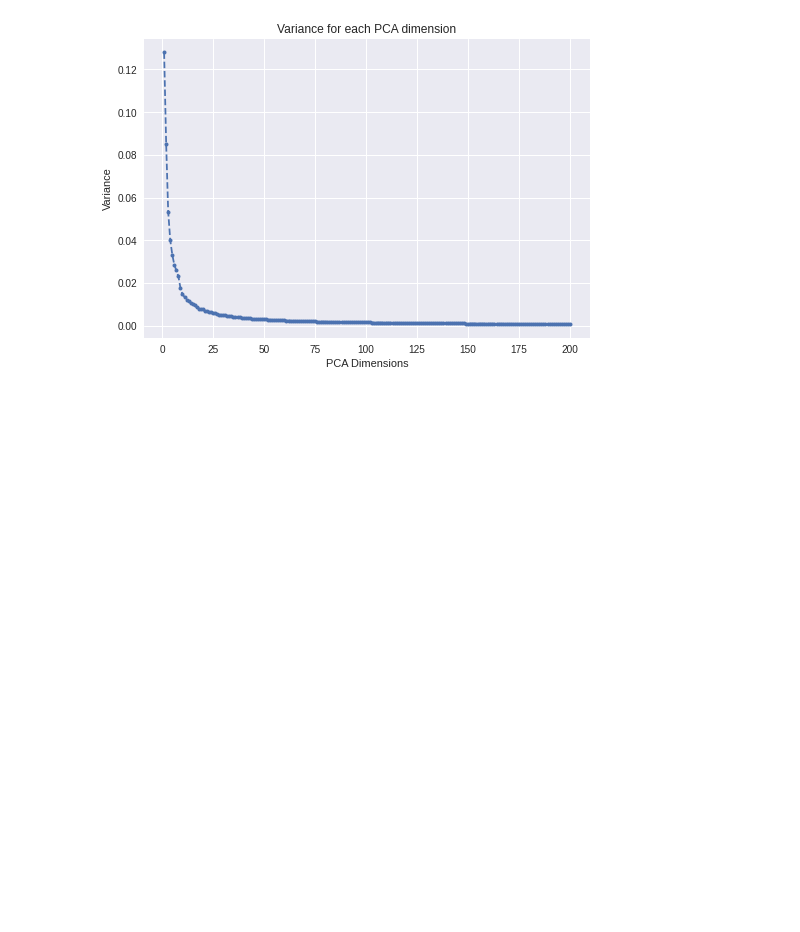
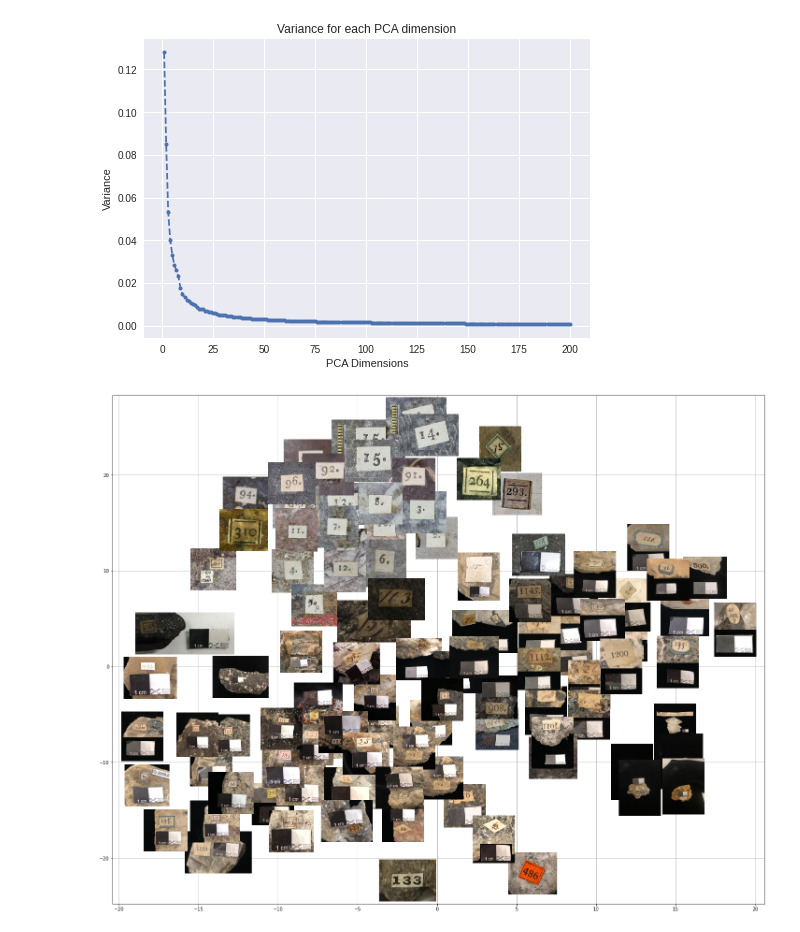
Before and after one commit to eth-library-lab/open-image-search, a Jupyter notebook: search-model/notebooks/7__visualisation.ipynb, the cells around one changed output. Saved outputs shown, nothing was run; the diff lists cells and outputs as text; code cells hidden in the pictures; blank space fills up the shorter version.

Commit message:
update visualisation notebook

```diff
--- a/search-model/notebooks/7__visualisation.ipynb
+++ b/search-model/notebooks/7__visualisation.ipynb
@@ -92,6 +110,6 @@ show(p)
 # %% [markdown]
 # Graphical Collection
 # %%
-df_m = pd.read_csv('../data/interim/graphik_portal_202101182225.csv')
+df_m = pd.read_csv('../data/raw/ethz/metadata/imageSearch_metadata_03.12.csv')
 df_m.head()
 # %% [output]
@@ -191,0 +221,23 @@ plt.show()
+# %%
+xs=tsne_results[:,0]
+ys=tsne_results[:,1]
+descs=selected_titles
+imgs=selected_imgs
+# %%
+fig, ax = plt.subplots(figsize=(25,20))
+
+
+for x, y, img_path in zip(xs, ys, imgs):
+    img = mpimg.imread(img_path)
+
+    imagebox = OffsetImage(img, zoom=0.4, interpolation="bicubic")
+    ab = AnnotationBbox(imagebox, (x, y), frameon=False)
+    ax.add_artist(ab)
+    plt.scatter(x,y)
+
+plt.grid()
+
+plt.draw()
+plt.savefig('../plots/nms_labels_clustering.png',bbox_inches='tight')
+# %% [output]
+[figure, added]
```
Also changed, not shown: parts of 14 cells of this notebook.
